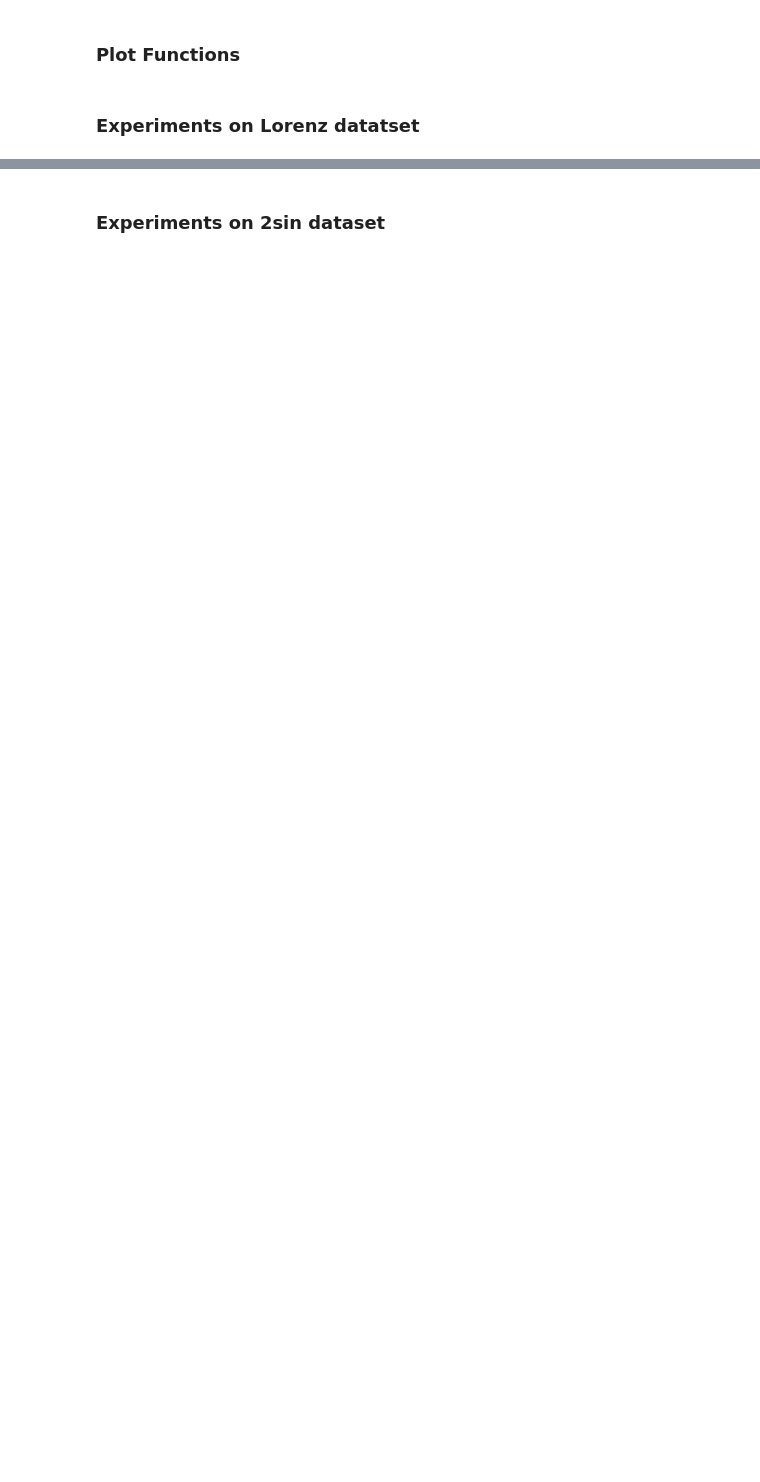
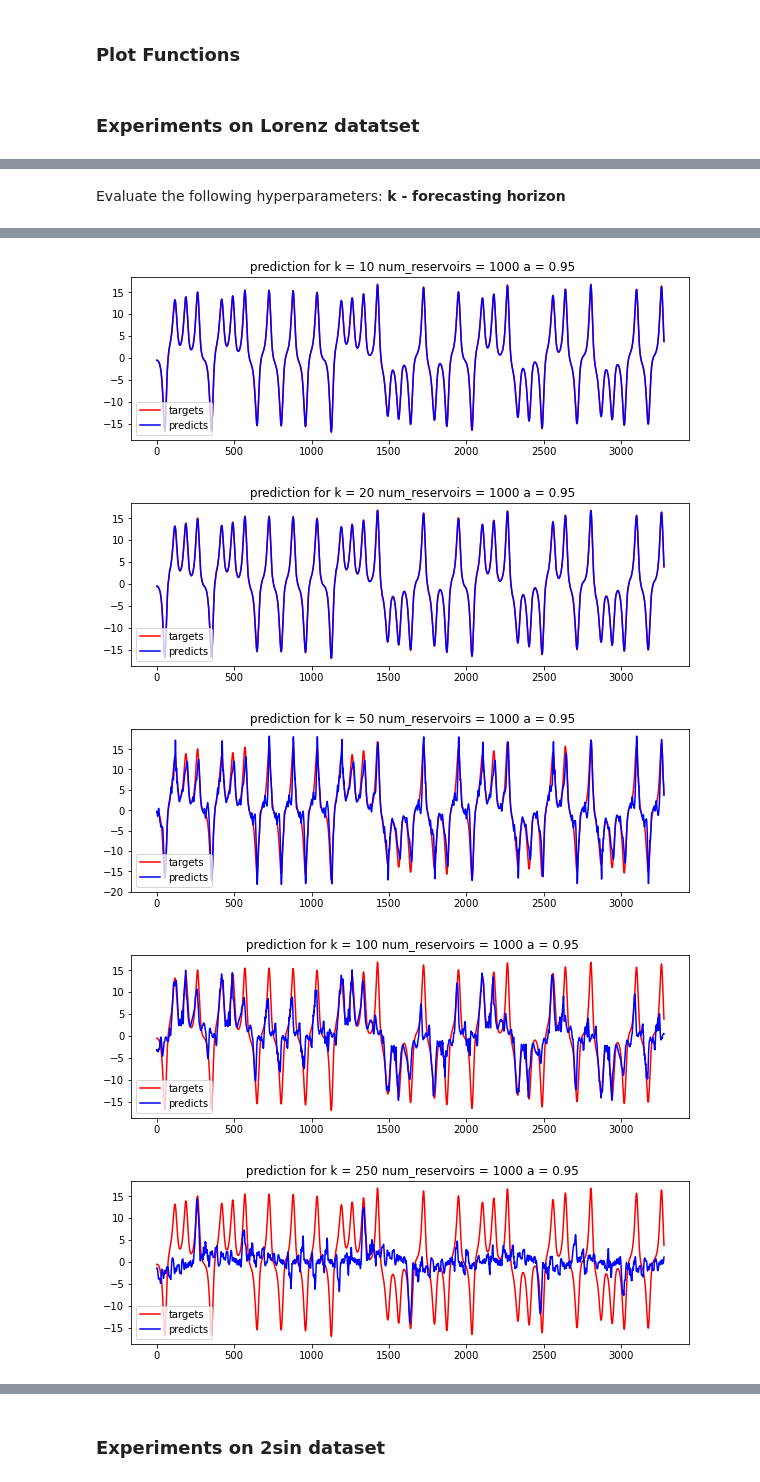
Before and after one commit to danielmai12/ESN, a Jupyter notebook: project.ipynb, the cells around one changed output, grey strips where cells are left out. Cells and saved outputs as stored; diff of their text form; code cells hidden in the pictures; blank space fills up the shorter version.

```diff
--- a/project.ipynb
+++ b/project.ipynb
@@ -385,7 +307,0 @@ lorenz_current_state, lorenz_W_in, lorenz_W_r, lorenz_W_out = ESN_train(lorenz_t
-# %%
-lorenz_test_loss, lorenz_targets, lorenz_predicts = ESN_k_step_predict(lorenz_test_pair,
-                                                                      lorenz_current_state,
-                                                                      lorenz_W_in,
-                                                                      lorenz_W_r,
-                                                                      lorenz_W_out,
-                                                                      k=25)
@@ -407,0 +315,17 @@ plt.legend(['target signal', 'predicted signal'])
+# %% [markdown]
+Evaluate the following hyperparameters: **k - forecasting horizon**
+# %%
+k_tests = [10, 20, 50, 100, 250]
+
+for k in k_tests:
+    io_pair, lorenz_train_pair, lorenz_test_pair = train_test_split(lorenz_data, k=k, test_size=0.2)
+    lorenz_current_state, lorenz_W_in, lorenz_W_r, lorenz_W_out = ESN_train(lorenz_train_pair, n_reservoirs=1000)
+    lorenz_test_loss, lorenz_targets, lorenz_predicts = ESN_k_step_predict(lorenz_test_pair,
+                                                          lorenz_current_state,
+                                                          lorenz_W_in,
+                                                          lorenz_W_r,
+                                                          lorenz_W_out,
+                                                          k=k)
+    print('for k = ' + str(k) + ' --> MSE loss: '+ str(MSE(lorenz_targets, lorenz_predicts)))
+    plot_result_function(lorenz_targets, lorenz_predicts, k, 0.95, 1000)
+# %% [output]
@@ -407,0 +337,5 @@ plt.legend(['target signal', 'predicted signal'])
+[figure, added]
+[figure, added]
+[figure, added]
+[figure, added]
+[figure, added]
```
Also changed, not shown: parts of 32 cells of this notebook.
